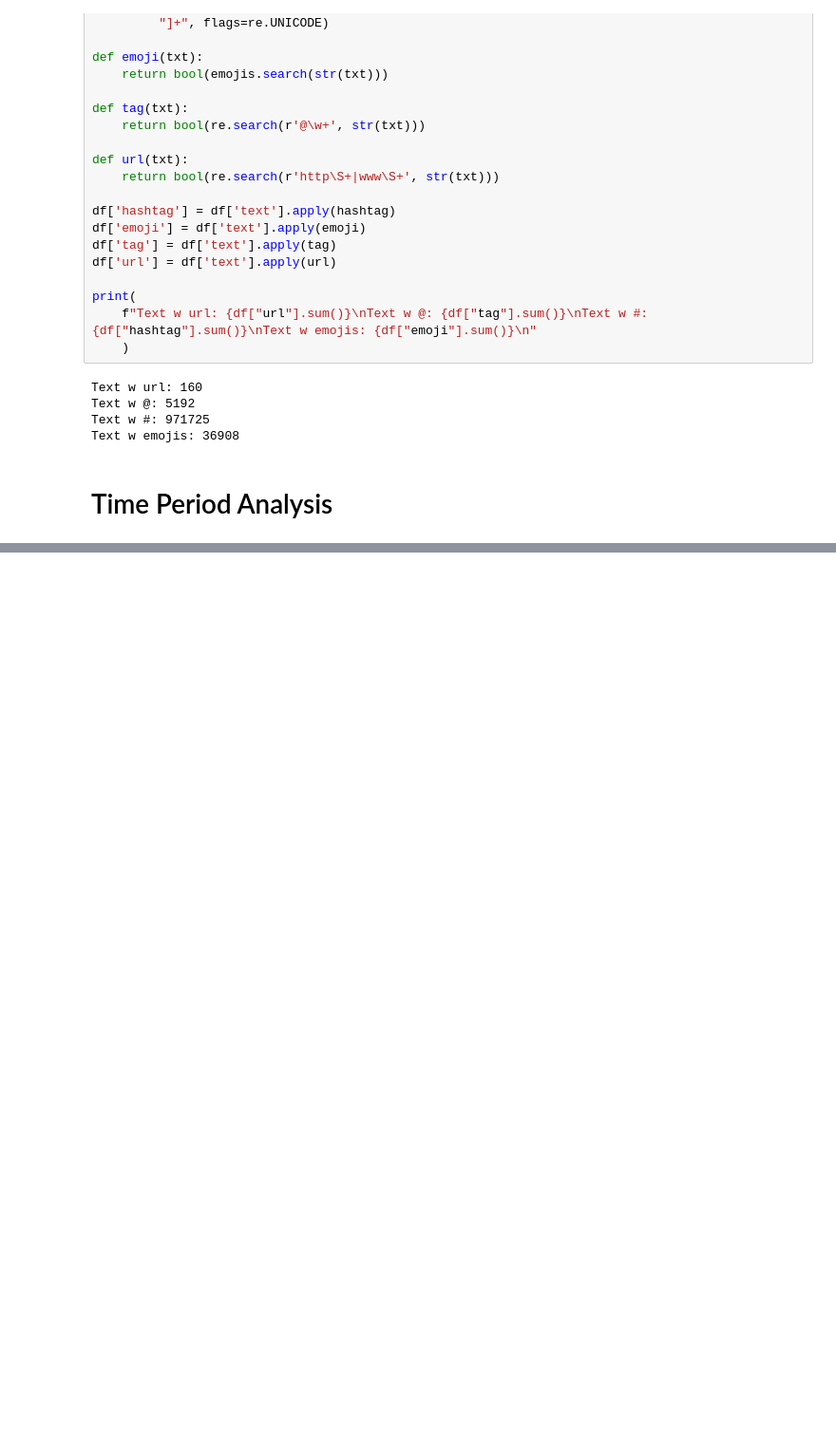
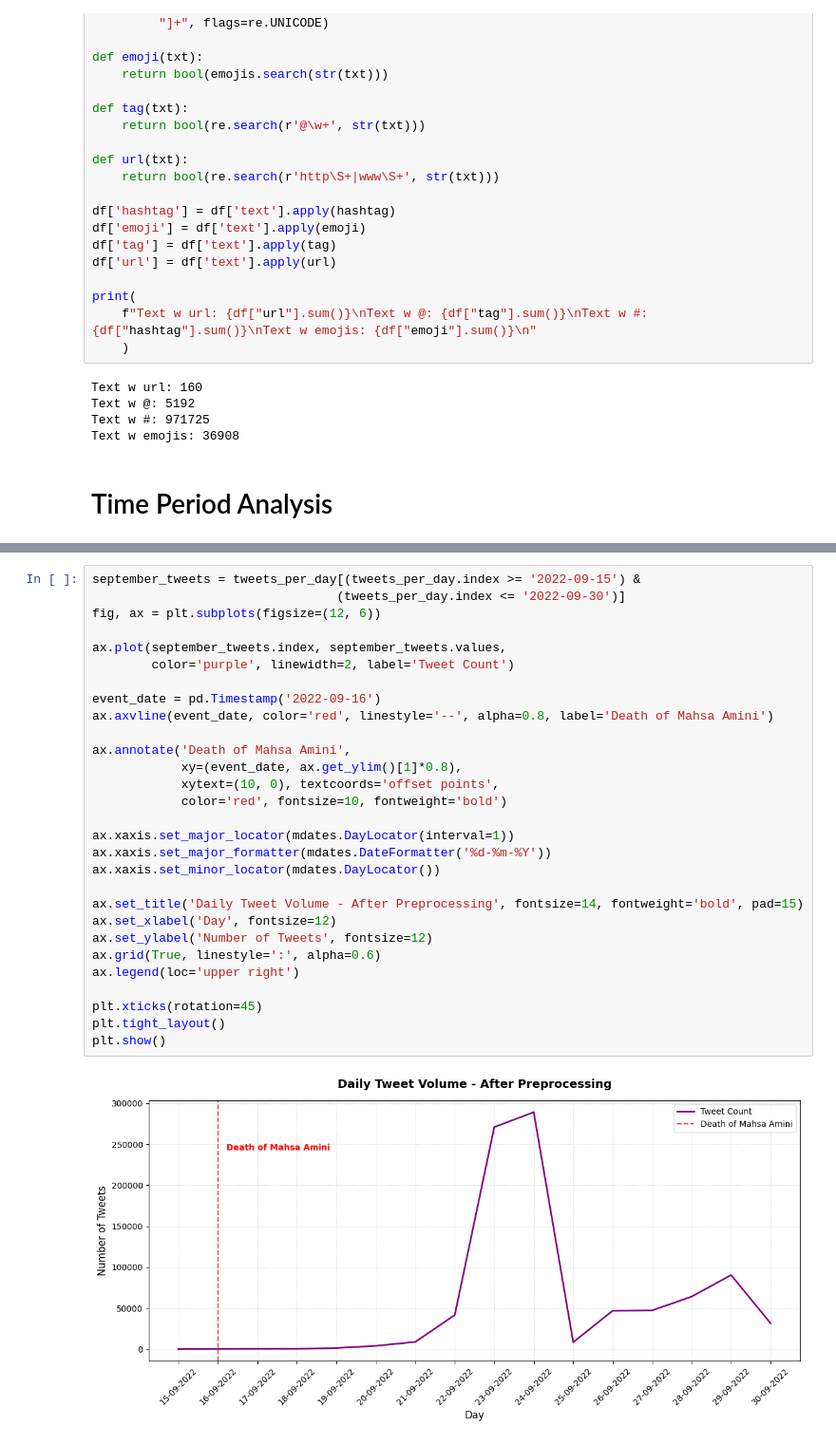
Before and after one commit to dianalunapacheco/SOC, a Jupyter notebook: utils/analysis.ipynb, the cells around one changed output, grey strips where cells are left out. Shown: that part at 95% size. Cells and saved outputs as stored; diff of their text form; blank space fills up the shorter version.

```diff
--- a/utils/analysis.ipynb
+++ b/utils/analysis.ipynb
@@ -208,0 +235,31 @@ plt.show()
+# %%
+september_tweets = tweets_per_day[(tweets_per_day.index >= '2022-09-15') &
+                                 (tweets_per_day.index <= '2022-09-30')]
+fig, ax = plt.subplots(figsize=(12, 6))
+
+ax.plot(september_tweets.index, september_tweets.values,
+        color='purple', linewidth=2, label='Tweet Count')
+
+event_date = pd.Timestamp('2022-09-16')
+ax.axvline(event_date, color='red', linestyle='--', alpha=0.8, label='Death of Mahsa Amini')
+
+ax.annotate('Death of Mahsa Amini',
+            xy=(event_date, ax.get_ylim()[1]*0.8),
+            xytext=(10, 0), textcoords='offset points',
+            color='red', fontsize=10, fontweight='bold')
+
+ax.xaxis.set_major_locator(mdates.DayLocator(interval=1))
+ax.xaxis.set_major_formatter(mdates.DateFormatter('%d-%m-%Y'))
+ax.xaxis.set_minor_locator(mdates.DayLocator())
+
+ax.set_title('Daily Tweet Volume - After Preprocessing', fontsize=14, fontweight='bold', pad=15)
+ax.set_xlabel('Day', fontsize=12)
+ax.set_ylabel('Number of Tweets', fontsize=12)
+ax.grid(True, linestyle=':', alpha=0.6)
+ax.legend(loc='upper right')
+
+plt.xticks(rotation=45)
+plt.tight_layout()
+plt.show()
+# %% [output]
+[figure, added]
```
Also changed, not shown: parts of 5 cells of this notebook.
